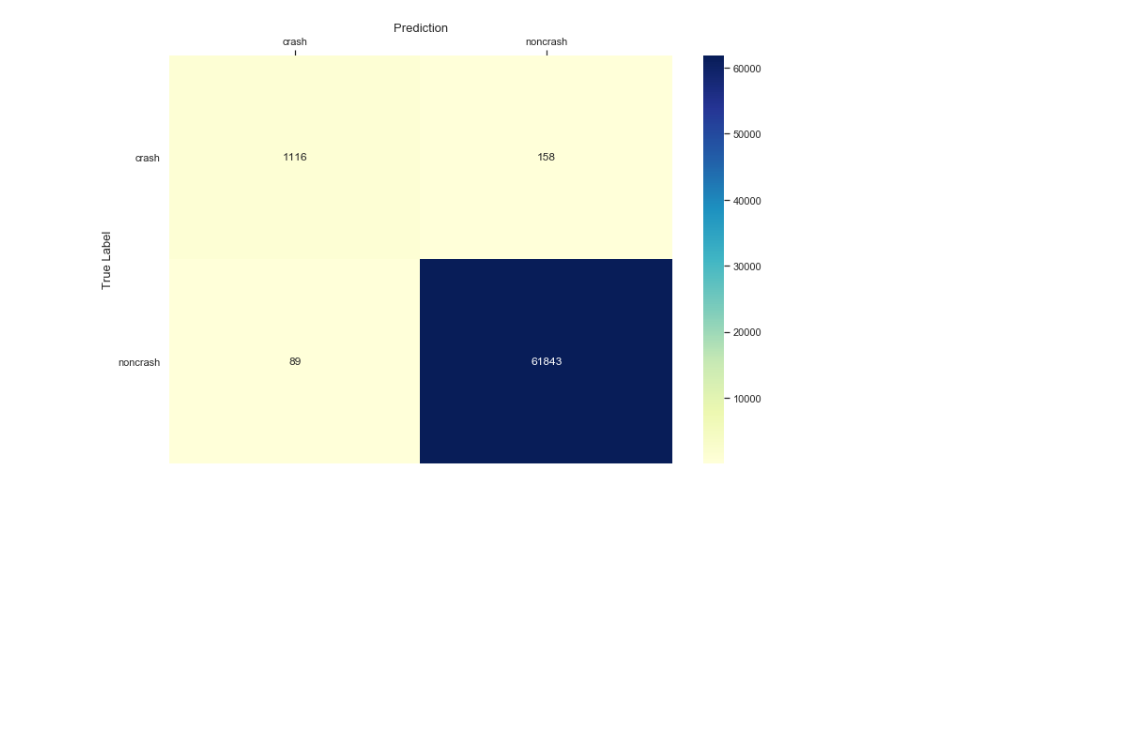
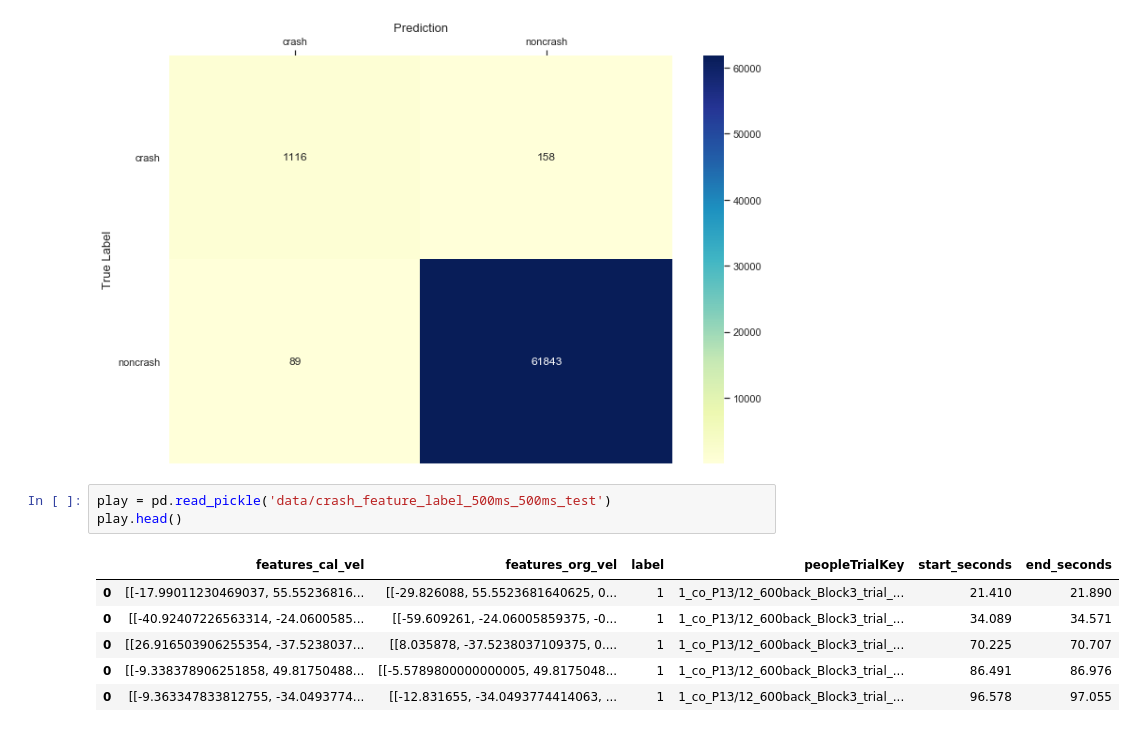
Before and after one commit to yonglin-wang/spacecraft-crash-predictor, a Jupyter notebook: Codes/space_health.ipynb, the cells around one changed output. Cells and saved outputs as stored; diff of their text form; blank space fills up the shorter version.

```diff
--- a/Codes/space_health.ipynb
+++ b/Codes/space_health.ipynb
@@ -835,3 +835,13 @@ ax.xaxis.tick_top() # x axis on top
 ax.xaxis.set_label_position('top')
 # %% [output]
 [figure]
+# %%
+play = pd.read_pickle('data/crash_feature_label_500ms_500ms_test')
+play.head()
+# %% [output]
+|  | features_cal_vel | features_org_vel | label | peopleTrialKey | start_seconds | end_seconds |
+| 0 | [[-17.99011230469037, 55.55236816... | [[-29.826088, 55.5523681640625, 0... | 1 | 1_co_P13/12_600back_Block3_trial_... | 21.410 | 21.890 |
+| 0 | [[-40.92407226563314, -24.0600585... | [[-59.609261, -24.06005859375, -0... | 1 | 1_co_P13/12_600back_Block3_trial_... | 34.089 | 34.571 |
+| 0 | [[26.916503906255354, -37.5238037... | [[8.035878, -37.5238037109375, 0.... | 1 | 1_co_P13/12_600back_Block3_trial_... | 70.225 | 70.707 |
+| 0 | [[-9.338378906251858, 49.81750488... | [[-5.5789800000000005, 49.8175048... | 1 | 1_co_P13/12_600back_Block3_trial_... | 86.491 | 86.976 |
+| 0 | [[-9.363347833812755, -34.0493774... | [[-12.831655, -34.0493774414063, ... | 1 | 1_co_P13/12_600back_Block3_trial_... | 96.578 | 97.055 |
```
Also changed, not shown: parts of 6 cells of this notebook.
